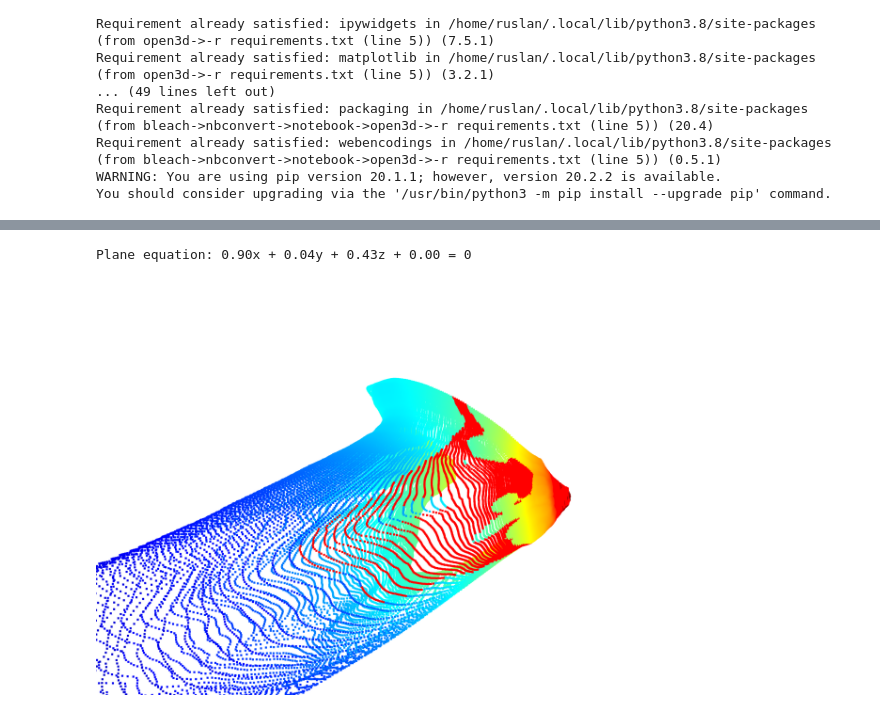
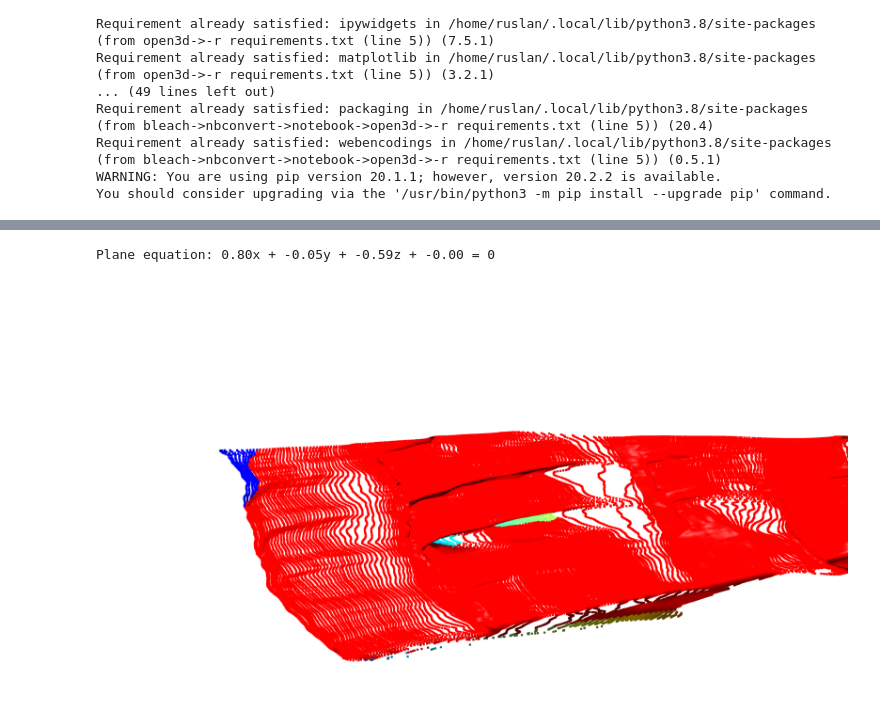
Before and after one commit to RuslanOm/plane_reconstructor, a Jupyter notebook: experiments.ipynb, the cells around one changed output, grey strips where cells are left out. Saved outputs shown, nothing was run; the diff lists cells and outputs as text; code cells hidden in the pictures.

```diff
--- a/experiments.ipynb
+++ b/experiments.ipynb
@@ -64,13 +78,13 @@ NameError: name 'images' is not defined
 # %%
-from depth_estimator.BTS import BtsController
+from models.depth_estimator.BTS import BtsController
 import numpy as np
 
-img = cv2.imread("/home/ruslan/Документы/startup/research/data/paris/54_location_48.8877725,2.3276071/280/gsv_0.jpg")
+img = cv2.imread("/home/ruslan/Документы/startup/research/data/paris/54_location_48.8877725,2.3276071/120/gsv_0.jpg")
 # img = cv2.imread("/home/ruslan/Загрузки/72ac1342-b976-48ad-9c20-9197707c7e62.jpeg")
 
-seg_map, _ = model.get_segm_map(img=img)
-depth_map = model.get_depth_map(img=img)
-depth_img = BtsController.depth_map_to_rgbimg(depth_map)
+seg_map = model.get_segm_map(img)
+depth_map = model.get_depth_map(img)
+# depth_img = BtsController.depth_map_to_rgbimg(depth_map)
 
 vect_func = np.vectorize(lambda x: x in set([2]))
 map_arr = vect_func(seg_map)
@@ -117,4 +115,4 @@ import open3d_tutorial as o3dtut
 # change to True if you want to interact with the visualization windows
 o3dtut.interactive = not "CI" in os.environ
 
-# target = o3d.geometry.Image(np.array(depth_map * map_arr))
+target = o3d.geometry.Image(np.array((1 / depth_map) * map_arr))
@@ -125,2 +118,0 @@ pc = np.load("/home/ruslan/Загрузки/test (11).npy")
-# %%
-target = o3d.geometry.Image(np.array(1/ pc))
@@ -167,10 +130,0 @@ plt.imshow(BtsController.depth_map_to_rgbimg(depth_map * map_arr))
-# %%
-croped_target = o3d.geometry.Image(croped_depth * map_arr)
-
-pcd = o3d.geometry.PointCloud.create_from_depth_image(
-    croped_target,
-    o3d.camera.PinholeCameraIntrinsic(
-        o3d.camera.PinholeCameraIntrinsicParameters.PrimeSenseDefault))
-# Flip it, otherwise the pointcloud will be upside down
-pcd.transform([[1, 0, 0, 0], [0, -1, 0, 0], [0, 0, -1, 0], [0, 0, 0, 1]])
-o3d.visualization.draw_geometries([pcd], zoom=0.35)
@@ -191,17 +137,17 @@ o3d.visualization.draw_geometries([pcd], zoom=0.35)
 # %%
-plane_model, inliers = pcd.segment_plane(distance_threshold=0.00001,
+plane_model, inliers = pcd.segment_plane(distance_threshold=0.0001,
                                          ransac_n=3,
                                          num_iterations=100)
 [a, b, c, d] = plane_model
 print(f"Plane equation: {a:.2f}x + {b:.2f}y + {c:.2f}z + {d:.2f} = 0")
 
 inlier_cloud = pcd.select_by_index(inliers)
 inlier_cloud.paint_uniform_color([1.0, 0, 0])
 outlier_cloud = pcd.select_by_index(inliers, invert=True)
 o3d.visualization.draw_geometries([inlier_cloud, outlier_cloud],
                                   zoom=0.35)
 # Plane equation: 0.90x + -0.16y + 0.42z + 6.26 = 0
 # %% [output]
-Plane equation: 0.90x + 0.04y + 0.43z + 0.00 = 0
+Plane equation: 0.80x + -0.05y + -0.59z + -0.00 = 0
-[figure, old version]
+[figure, new version]
 # %%
```
Also changed, not shown: parts of 22 cells of this notebook, 2 other files.
